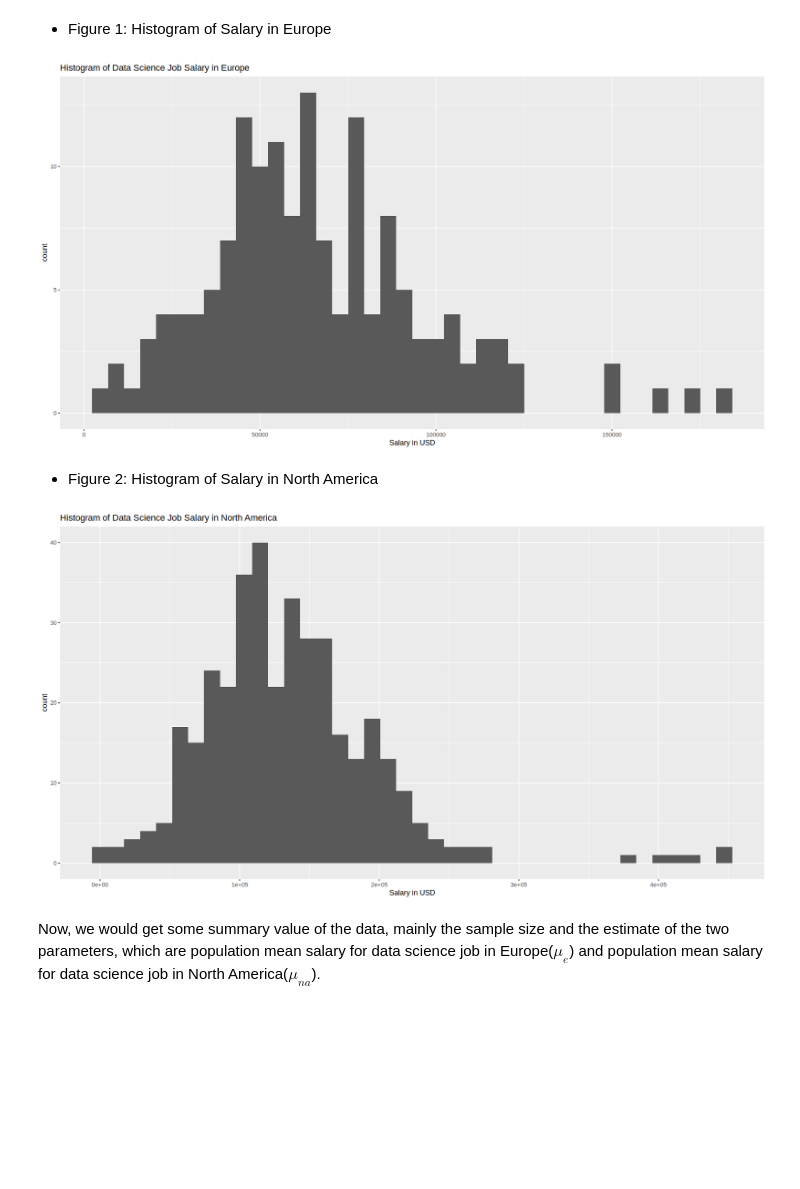
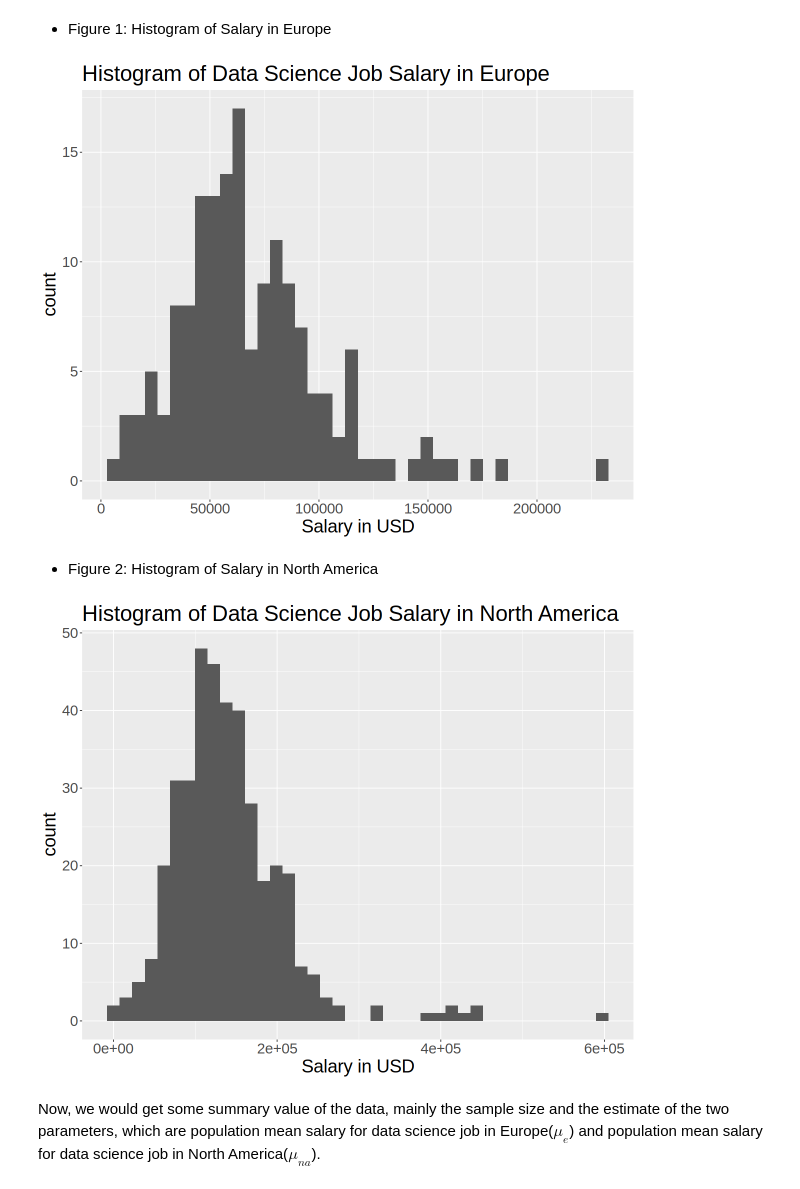
Before and after one commit to ScottCY/Hypothesis-Testing-New-York-City-Airbnb-booking-Prices, a Jupyter notebook: Proposal stat201.ipynb, the cells around one changed output. Drawn from its saved outputs; the diff is of its cells as text; code cells hidden in the pictures; blank space fills up the shorter version.

```diff
--- a/Proposal stat201.ipynb
+++ b/Proposal stat201.ipynb
@@ -70,6 +61,5 @@ Looking at other factors in our dataset, we think the experience_level might be
 # %%
 ds_final <- ds_salary %>%
-    filter(experience_level != "EX") %>%
     select(salary_in_usd, location)
 summary(ds_final$location)
 head(ds_final)
@@ -94,25 +84,27 @@ The first sets of plots would be histograms, which would help us to learn more a
 # %%
 histogram_europe <- ds_final %>%
     filter(location == "Europe") %>%
     ggplot(aes(x = salary_in_usd)) +
     geom_histogram(bins = 40) +
+    theme(text = element_text(size = 22)) +
     xlab("Salary in USD") +
     ggtitle("Histogram of Data Science Job Salary in Europe")
 histogram_europe
 # %% [output]
-[figure, old version]
+[figure, new version]
 # %% [markdown]
 * Figure 2: Histogram of Salary in North America
 # %%
 histogram_na <- ds_final %>%
     filter(location == "North America") %>%
-    ggplot(aes(x = salary_in_usd)) +
+    ggplot(aes(x = salary_in_usd),color = 'white') +
     geom_histogram(bins = 40) +
+    theme(text = element_text(size = 22)) +
     xlab("Salary in USD") +
     ggtitle("Histogram of Data Science Job Salary in North America")
 histogram_na
 # %% [output]
-[figure, old version]
+[figure, new version]
 # %% [markdown]
 Now, we would get some summary value of the data, mainly the sample size and the estimate of the two parameters, which are population mean salary for data science job in Europe($\mu_e$) and population mean salary for data science job in North America($\mu_{na}$).
 # %% [markdown]
```
Also changed, not shown: parts of 6 cells of this notebook.
